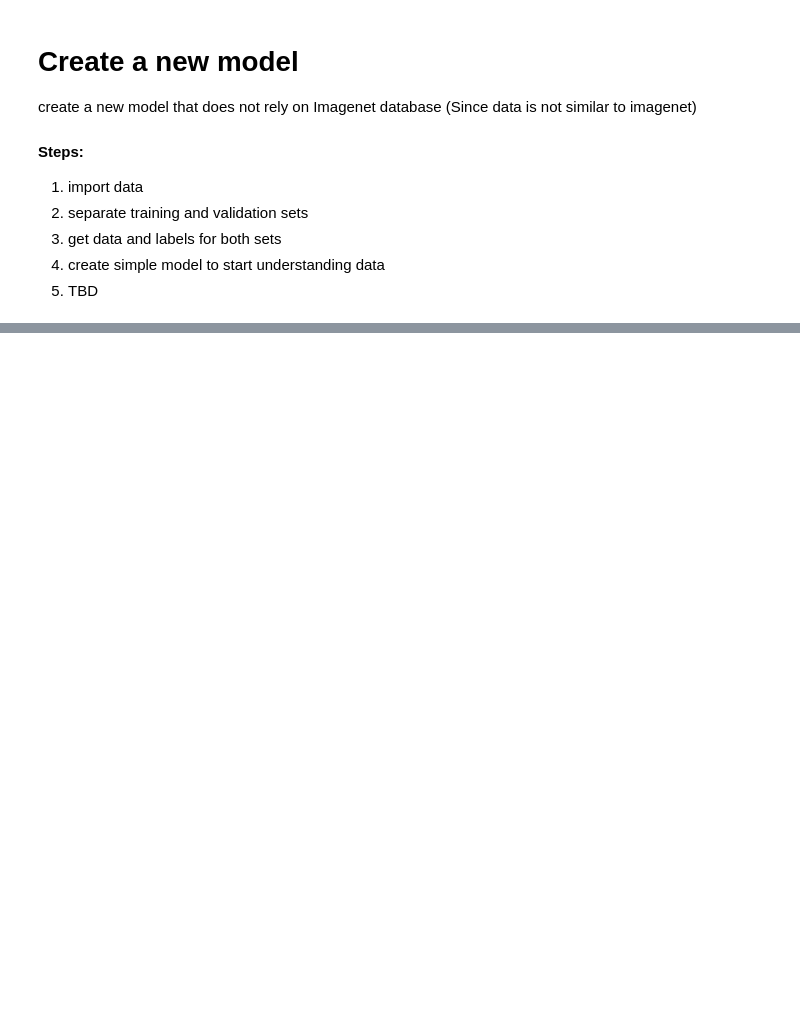
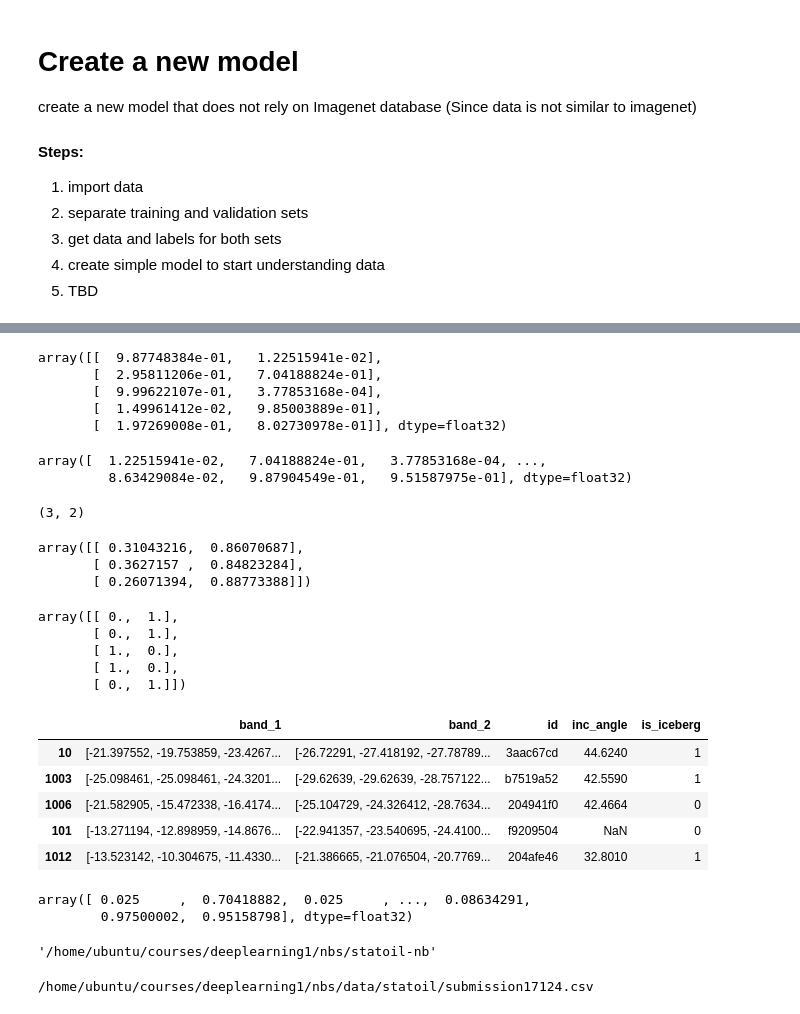
Before and after one commit to canuckamok/statoil-nb, a Jupyter notebook: Statoil_sequential_model.ipynb, the cells around one changed output, grey strips where cells are left out. Saved outputs shown, nothing was run; the diff lists cells and outputs as text; code cells hidden in the pictures; blank space fills up the shorter version.

Commit message:
New Edits to sequential model and submission file

```diff
--- a/Statoil_sequential_model.ipynb
+++ b/Statoil_sequential_model.ipynb
@@ -176,3 +36,6 @@ from keras.utils import to_categorical
+# %%
+path = '/home/ubuntu/courses/deeplearning1/nbs/data/statoil/'
+# path = '/Users/ilanrotenberg/projects/courses/deeplearning1/nbs/data/statoil/'
 # %%
 # define variables
 
@@ -231,0 +75,8 @@ validate_path = train_data_dir+'../validate.json'
+# %%
+train_path = path + '/train_new.json'
+validate_path = path + '/validate.json'
+test_path = path + '/test.json'
+img_width, img_height = 75, 75
+train_batch = pd.read_json(train_path)
+validate_batch = pd.read_json(validate_path)
+test_batch = pd.read_json(test_path)
@@ -234,3 +87,5 @@ new_train_batch.inc_angle = new_train_batch.inc_angle.apply(lambda x:np.nan if x
+# %%
+validate_batch.inc_angle = validate_batch.inc_angle.apply(lambda x:np.nan if x =='na' else x)
 # %%
 train_data = pd.read_json(train_path)
 # %%
@@ -427,0 +405,40 @@ cm = get_cnn_model
+# %%
+avg_preds[:5]
+# %% [output]
+array([[  9.87748384e-01,   1.22515941e-02],
+       [  2.95811206e-01,   7.04188824e-01],
+       [  9.99622107e-01,   3.77853168e-04],
+       [  1.49961412e-02,   9.85003889e-01],
+       [  1.97269008e-01,   8.02730978e-01]], dtype=float32)
+# %%
+avg_preds[:,1]
+# %% [output]
+array([  1.22515941e-02,   7.04188824e-01,   3.77853168e-04, ...,
+         8.63429084e-02,   9.87904549e-01,   9.51587975e-01], dtype=float32)
+# %%
+evals.shape
+# %% [output]
+(3, 2)
+# %%
+evals
+# %% [output]
+array([[ 0.31043216,  0.86070687],
+       [ 0.3627157 ,  0.84823284],
+       [ 0.26071394,  0.88773388]])
+# %%
+y_validate[0:5]
+# %% [output]
+array([[ 0.,  1.],
+       [ 0.,  1.],
+       [ 1.,  0.],
+       [ 1.,  0.],
+       [ 0.,  1.]])
+# %%
+validate_batch[:5]
+# %% [output]
+|  | band_1 | band_2 | id | inc_angle | is_iceberg |
+| 10 | [-21.397552, -19.753859, -23.4267... | [-26.72291, -27.418192, -27.78789... | 3aac67cd | 44.6240 | 1 |
+| 1003 | [-25.098461, -25.098461, -24.3201... | [-29.62639, -29.62639, -28.757122... | b7519a52 | 42.5590 | 1 |
+| 1006 | [-21.582905, -15.472338, -16.4174... | [-25.104729, -24.326412, -28.7634... | 204941f0 | 42.4664 | 0 |
+| 101 | [-13.271194, -12.898959, -14.8676... | [-22.941357, -23.540695, -24.4100... | f9209504 | NaN | 0 |
+| 1012 | [-13.523142, -10.304675, -11.4330... | [-21.386665, -21.076504, -20.7769... | 204afe46 | 32.8010 | 1 |
@@ -427,0 +450,12 @@ cm = get_cnn_model
+# %%
+avg_preds[:,1].clip(0.025, 0.975)
+# %% [output]
+array([ 0.025     ,  0.70418882,  0.025     , ...,  0.08634291,
+        0.97500002,  0.95158798], dtype=float32)
+# %%
+from IPython.display import FileLink
+import os, sys
+submit_path = os.getcwd()
+submit_path
+# %% [output]
+'/home/ubuntu/courses/deeplearning1/nbs/statoil-nb'
@@ -427,0 +464,4 @@ cm = get_cnn_model
+# %%
+FileLink(submit_path+'/submission17124.csv')
+# %% [output]
+/home/ubuntu/courses/deeplearning1/nbs/data/statoil/submission17124.csv
```
Also changed, not shown: parts of 87 cells of this notebook, 2 other files.
